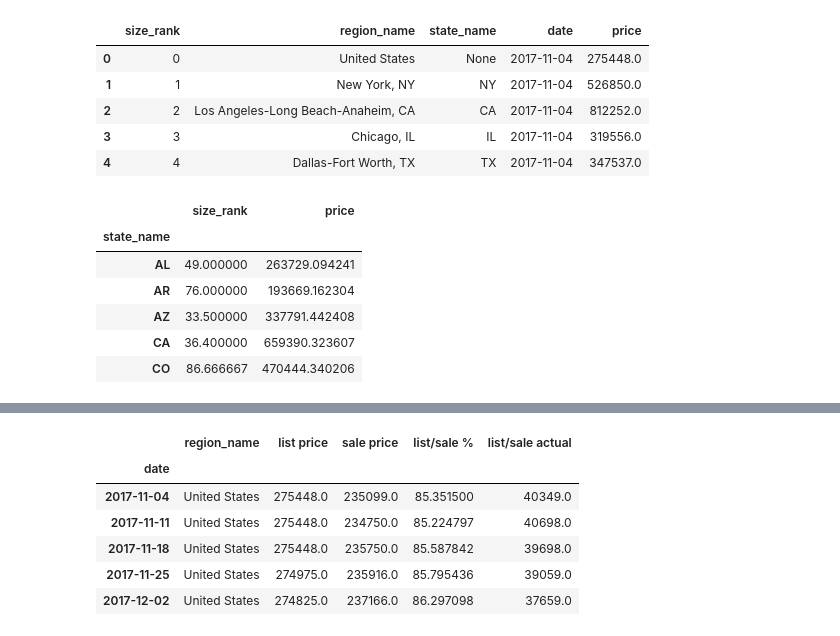
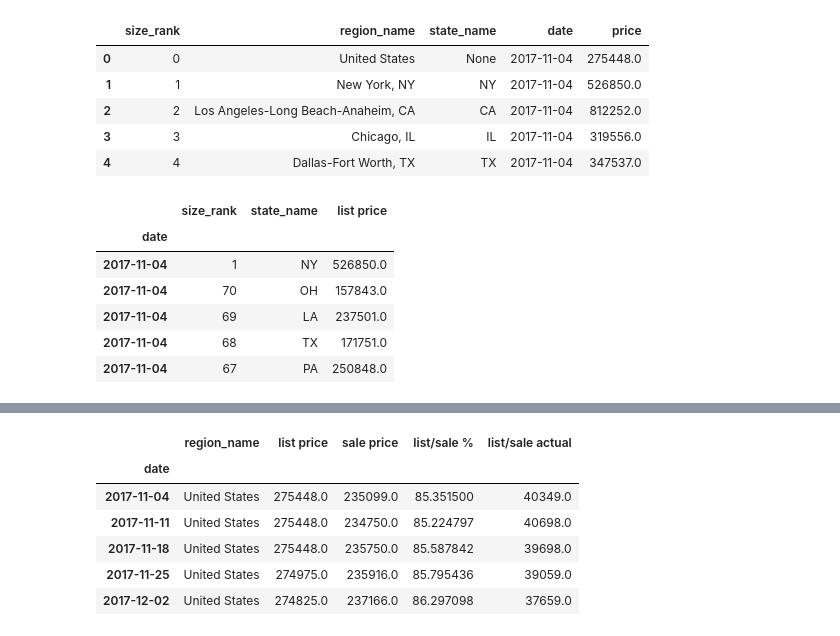
Before and after one commit to qklm/Zillow_Group_Project, a Jupyter notebook: zillow_model_states.ipynb, the cells around one changed output, grey strips where cells are left out. Drawn from its saved outputs; the diff is of its cells as text; code cells hidden in the pictures.

```diff
--- a/zillow_model_states.ipynb
+++ b/zillow_model_states.ipynb
@@ -61,18 +51,20 @@ list_df.head()
 | 3 | 3 | Chicago, IL | IL | 2017-11-04 | 319556.0 |
 | 4 | 4 | Dallas-Fort Worth, TX | TX | 2017-11-04 | 347537.0 |
 # %%
-# us data pullout for list and sales data
+# us data pullout for state listing price averaged
 
 state_list = list_df.loc[list_df["region_name"] != "United States"]
 state_list = state_list.drop(["region_name"], 1)
+state_list = state_list.set_index("date").sort_index()
+# .groupby("state_name", as_index = False).mean()
 
-state_list = state_list.groupby("state_name").mean()
+state_list = state_list.rename(columns = {"price":"list price"})
 state_list.head()
 # %% [output]
-|  | size_rank | price |
-| state_name |  |  |
-| AL | 49.000000 | 263729.094241 |
-| AR | 76.000000 | 193669.162304 |
-| AZ | 33.500000 | 337791.442408 |
-| CA | 36.400000 | 659390.323607 |
-| CO | 86.666667 | 470444.340206 |
+|  | size_rank | state_name | list price |
+| date |  |  |  |
+| 2017-11-04 | 1 | NY | 526850.0 |
+| 2017-11-04 | 70 | OH | 157843.0 |
+| 2017-11-04 | 69 | LA | 237501.0 |
+| 2017-11-04 | 68 | TX | 171751.0 |
+| 2017-11-04 | 67 | PA | 250848.0 |
```
Also changed, not shown: parts of 11 cells of this notebook, 1 other file.
